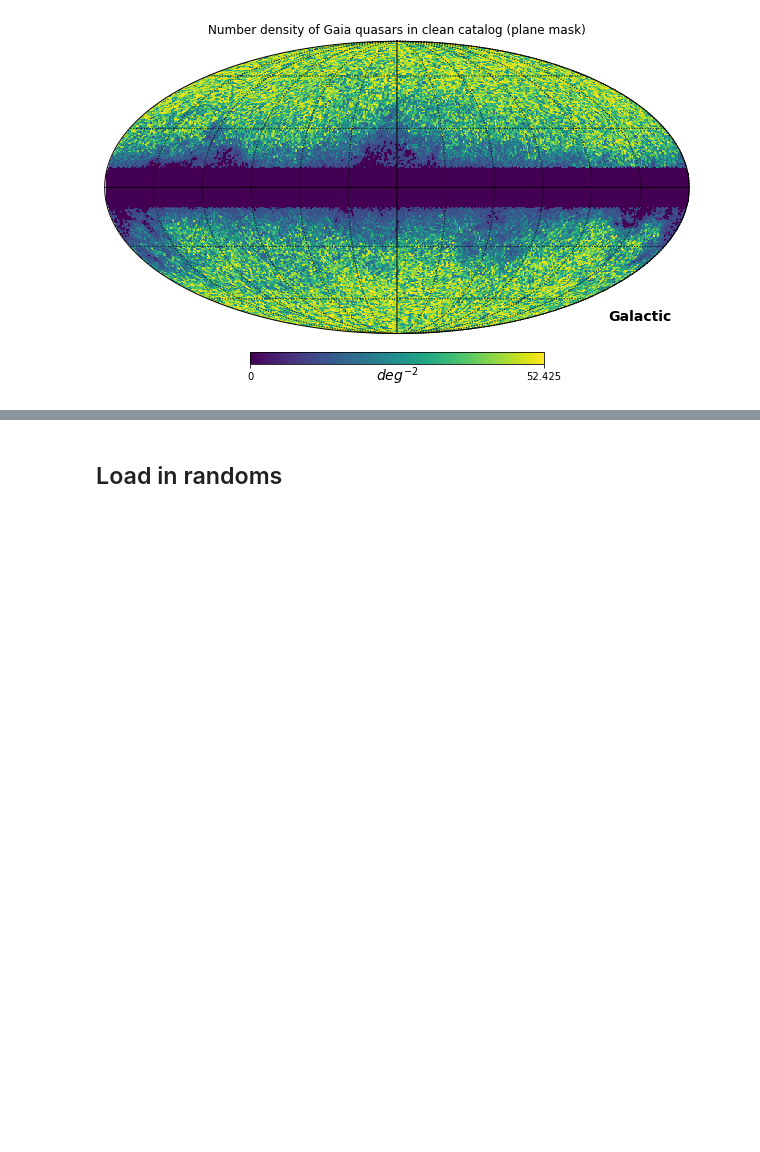
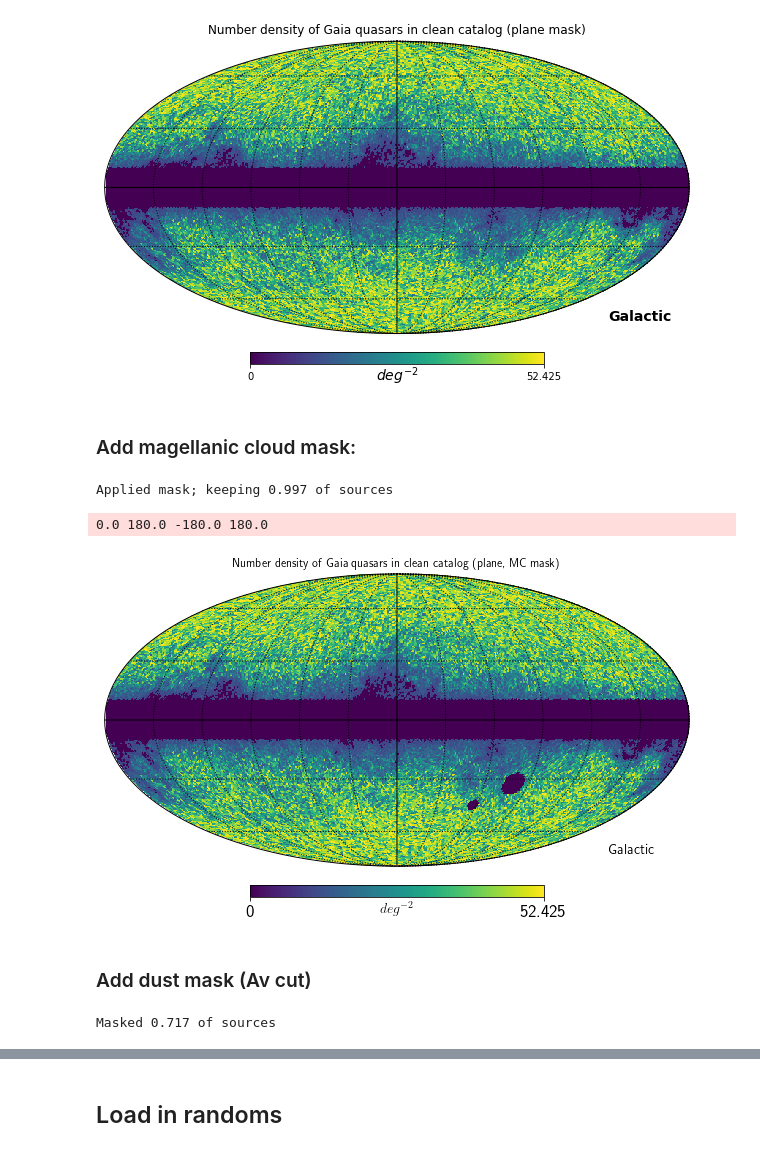
Before and after one commit to kstoreyf/gaia-quasars-lss, a Jupyter notebook: notebooks/2022-07-15_random_checks.ipynb, the cells around one changed output, grey strips where cells are left out. Cells and saved outputs as stored; diff of their text form; code cells hidden in the pictures; blank space fills up the shorter version.

```diff
--- a/notebooks/2022-07-15_random_checks.ipynb
+++ b/notebooks/2022-07-15_random_checks.ipynb
@@ -89,7 +128,7 @@ hp.graticule()
 b_max = 10
 mask_func_args = [b_max]
 mask_func = masks.galactic_plane_mask
-ra_data_plane, dec_data_plane = generate_random.subsample_by_mask(NSIDE, ra_data, dec_data, mask_func, mask_func_args)
+ra_data_plane, dec_data_plane = masks.subsample_by_mask(NSIDE, ra_data, dec_data, mask_func, mask_func_args)
 # %% [output]
 Masked 0.988 of sources
 # %%
@@ -109,3 +148,32 @@ hp.graticule()
 # %% [output]
 0.0 180.0 -180.0 180.0
 [figure]
+# %% [markdown]
+### Add magellanic cloud mask:
+# %%
+mask_func = masks.magellanic_clouds_mask
+mask_func_args = []
+ra_data_planemcs, dec_data_planemcs = masks.subsample_by_mask(NSIDE, ra_data_plane, dec_data_plane,
+                                                              mask_func, mask_func_args)
+# %% [output]
+Applied mask; keeping 0.997 of sources
+# %%
+map_nqso_data_planemcs, pixel_indices_data_planemcs = utils.get_map(NSIDE, ra_data_planemcs, dec_data_planemcs,
+                                                                    null_val=0)
+# %%
+hp.mollview(
+    map_nqso_data_planemcs/area_per_pixel,
+    title=rf"Number density of Gaia quasars in clean catalog (plane, MC mask)",
+    unit=r"$deg^{-2}$",
+    norm="hist",
+    cmap='viridis',
+    coord=['C', 'G'],
+    min=0,
+    #max=10
+)
+hp.graticule()
+# %% [output]
+0.0 180.0 -180.0 180.0
+[figure, added]
+# %% [markdown]
+### Add dust mask (Av cut)
@@ -111,0 +182,9 @@ hp.graticule()
+# %%
+mask_func = masks.galactic_dust_mask
+Av_max = 0.2
+map_Av = utils.get_dust_map(NSIDE, rng, R=3.1)
+mask_func_args = [Av_max, map_Av]
+ra_data_planemcsAv, dec_data_planemcsAv = masks.subsample_by_mask(NSIDE, ra_data_planemcs, dec_data_planemcs,
+                                                              mask_func, mask_func_args)
+# %% [output]
+Masked 0.717 of sources
```
Also changed, not shown: parts of 51 cells of this notebook, 4 other files.
